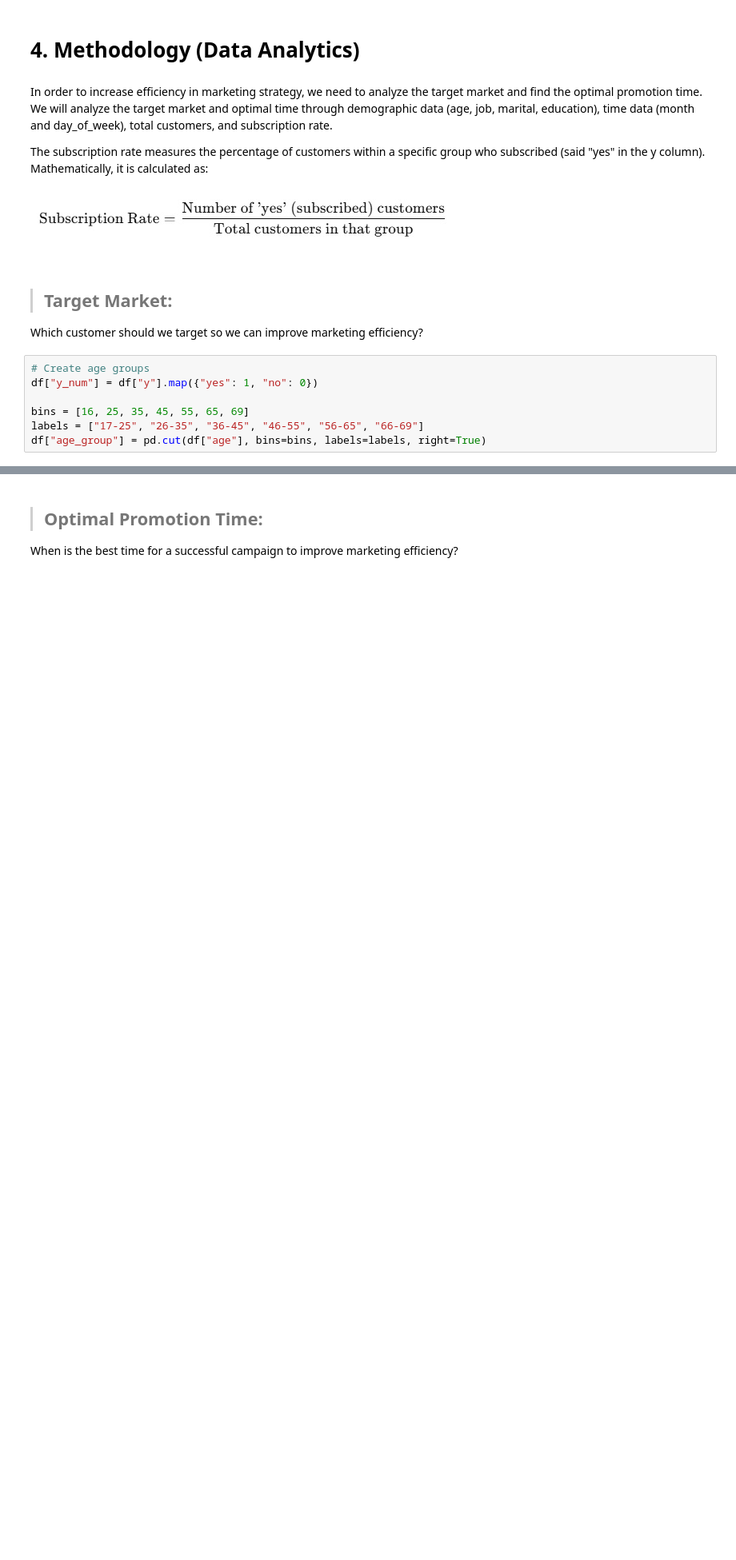
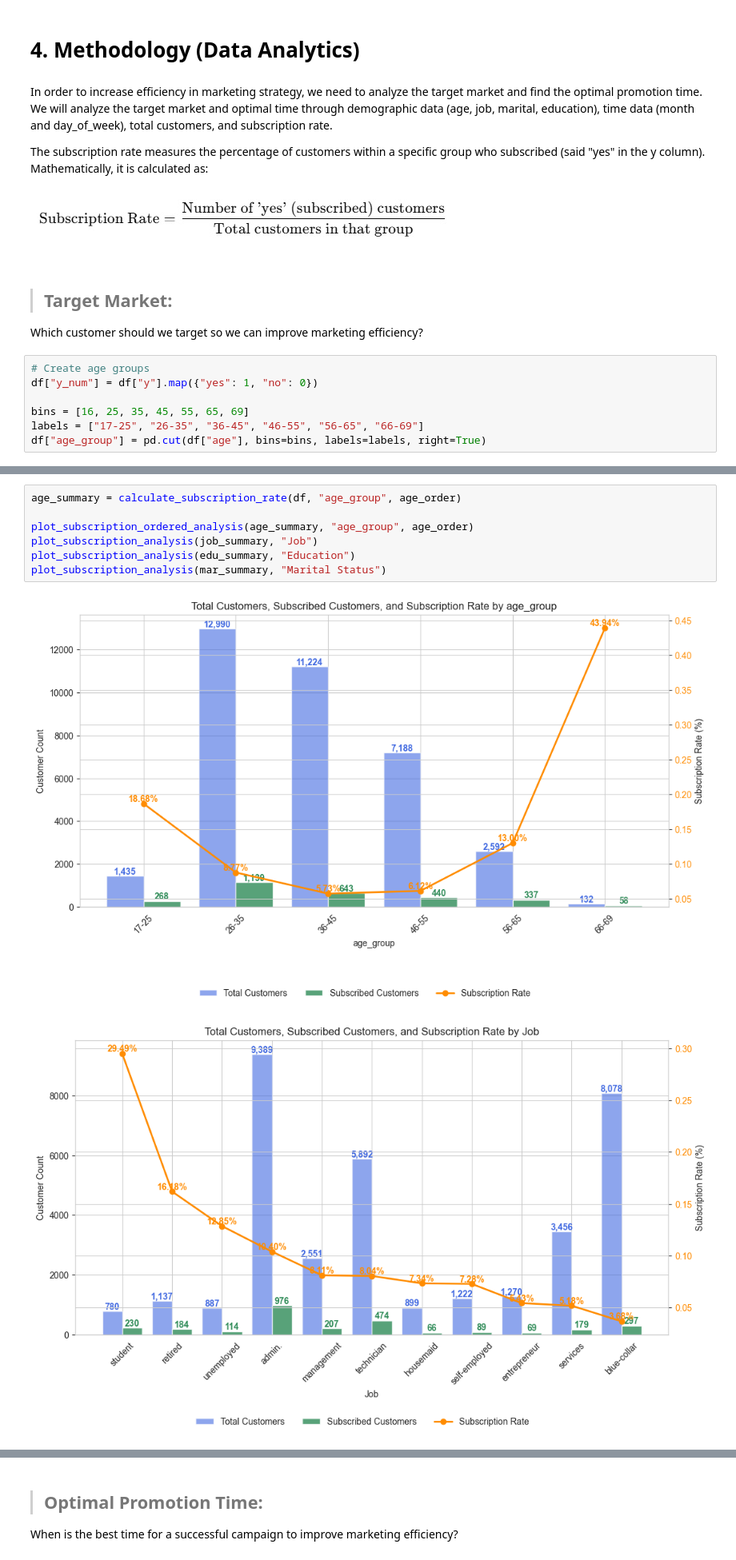
Before and after one commit to team-theta-dtids/final-project, a Jupyter notebook: main_new.ipynb, the cells around one changed output, grey strips where cells are left out. Shown at 80% size. Drawn from its saved outputs; the diff is of its cells as text; blank space fills up the shorter version.

```diff
--- a/main_new.ipynb
+++ b/main_new.ipynb
@@ -657,0 +711,10 @@ plot_subscription_analysis(mar_summary, "Marital Status")
+# %%
+age_summary = calculate_subscription_rate(df, "age_group", age_order)
+
+plot_subscription_ordered_analysis(age_summary, "age_group", age_order)
+plot_subscription_analysis(job_summary, "Job")
+plot_subscription_analysis(edu_summary, "Education")
+plot_subscription_analysis(mar_summary, "Marital Status")
+# %% [output]
+[figure, added]
+[figure, added]
```
Also changed, not shown: parts of 12 cells of this notebook, 4 other files.
